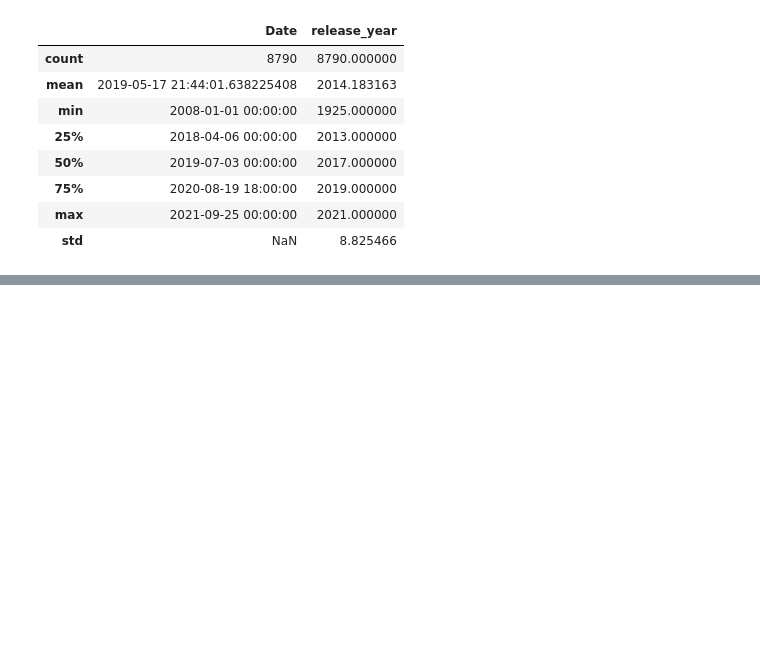
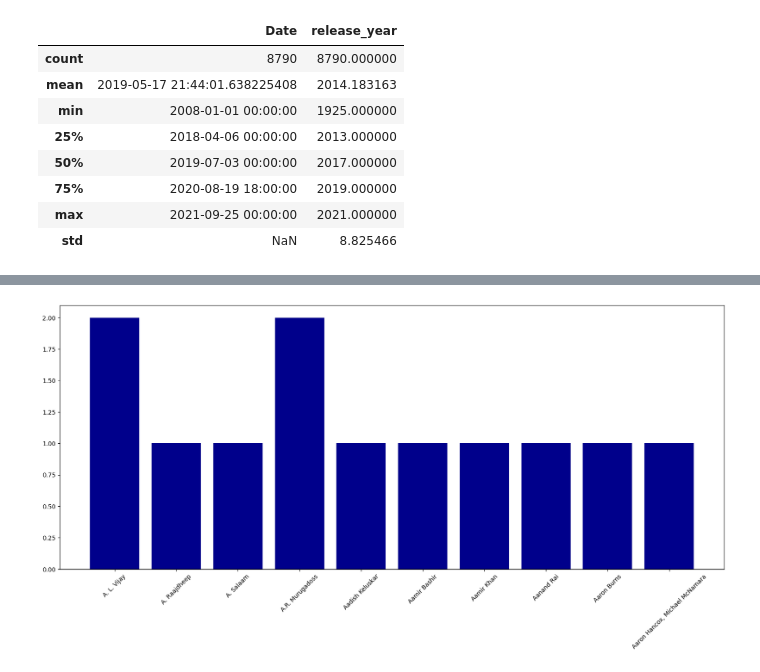
Before and after one commit to ElDEEB21/Netflix-Analytics, a Jupyter notebook: analyse.ipynb, the cells around one changed output, grey strips where cells are left out. Saved outputs shown, nothing was run; the diff lists cells and outputs as text; code cells hidden in the pictures; blank space fills up the shorter version.

```diff
--- a/analyse.ipynb
+++ b/analyse.ipynb
@@ -114,0 +160,4 @@ df.describe()
+# %%
+numOfDirectorMovies = df.groupby(['director', 'type'])[
+    'director'].value_counts().reset_index().head(10)
+numOfDirectorMovies
@@ -114,0 +176,8 @@ df.describe()
+# %%
+plt.figure(figsize=(20, 8))
+plt.bar(numOfDirectorMovies['director'],
+        numOfDirectorMovies['count'], color='darkblue')
+plt.xticks(rotation=45)
+plt.show()
+# %% [output]
+[figure, added]
```
Also changed, not shown: parts of 11 cells of this notebook.
